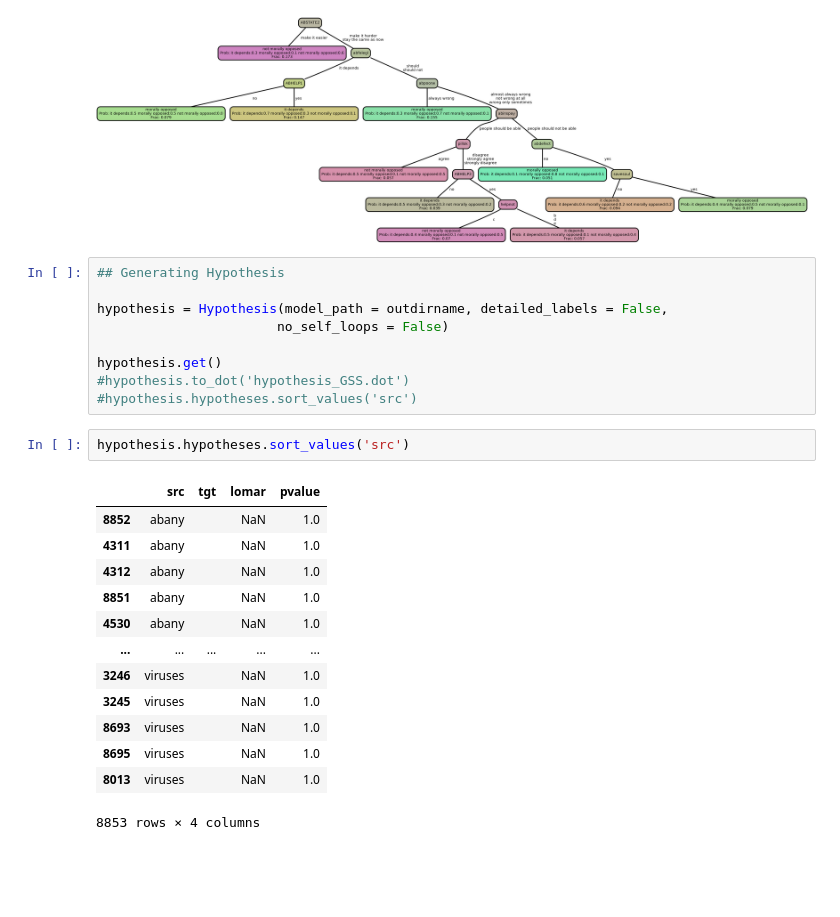
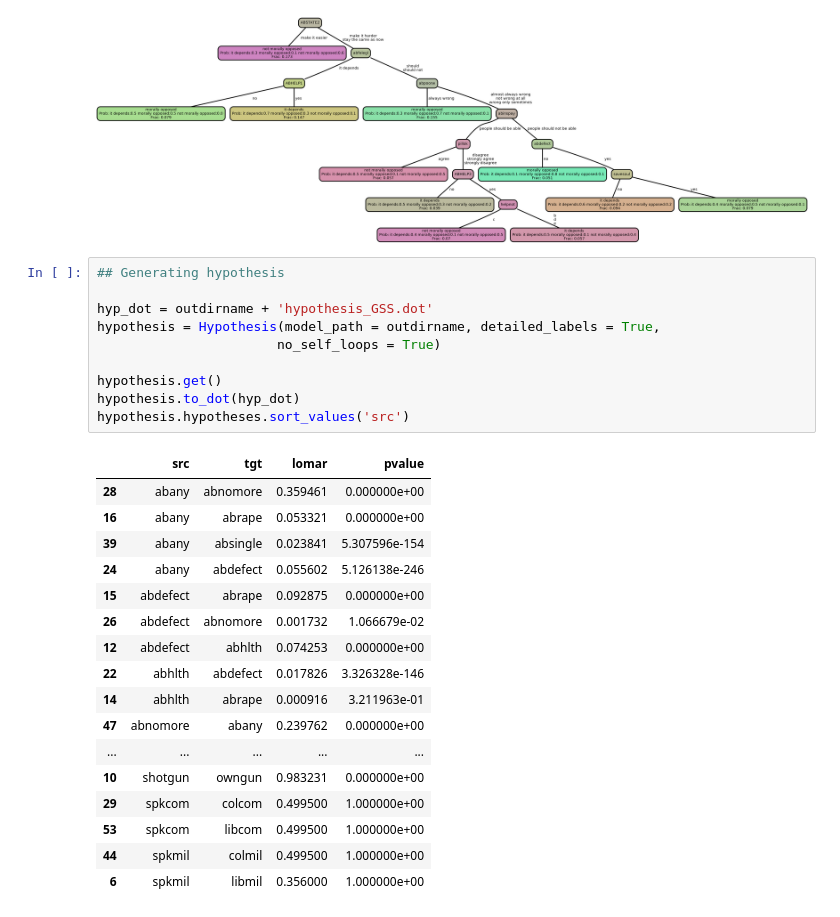
Before and after one commit to zeroknowledgediscovery/polpol, a Jupyter notebook: GSS_predictions.ipynb, the cells around one changed output. Saved outputs shown, nothing was run; the diff lists cells and outputs as text; blank space fills up the shorter version.

```diff
--- a/GSS_predictions.ipynb
+++ b/GSS_predictions.ipynb
@@ -81,27 +81,30 @@ Image(filename= outdirname + 'abmoral.png')
 ls: write error: Broken pipe
 [figure]
 # %%
-## Generating Hypothesis
+## Generating hypothesis
 
-hypothesis = Hypothesis(model_path = outdirname, detailed_labels = False,
-                       no_self_loops = False)
+hyp_dot = outdirname + 'hypothesis_GSS.dot'
+hypothesis = Hypothesis(model_path = outdirname, detailed_labels = True,
+                       no_self_loops = True)
 
 hypothesis.get()
-#hypothesis.to_dot('hypothesis_GSS.dot')
-#hypothesis.hypotheses.sort_values('src')
+hypothesis.to_dot(hyp_dot)
+hypothesis.hypotheses.sort_values('src')
+# %% [output]
+|  | src | tgt | lomar | pvalue |
+| 28 | abany | abnomore | 0.359461 | 0.000000e+00 |
+| 16 | abany | abrape | 0.053321 | 0.000000e+00 |
+| 39 | abany | absingle | 0.023841 | 5.307596e-154 |
+| 24 | abany | abdefect | 0.055602 | 5.126138e-246 |
+| 15 | abdefect | abrape | 0.092875 | 0.000000e+00 |
+| 26 | abdefect | abnomore | 0.001732 | 1.066679e-02 |
+| 12 | abdefect | abhlth | 0.074253 | 0.000000e+00 |
+| 22 | abhlth | abdefect | 0.017826 | 3.326328e-146 |
+| 14 | abhlth | abrape | 0.000916 | 3.211963e-01 |
+| 47 | abnomore | abany | 0.239762 | 0.000000e+00 |
+| ... | ... | ... | ... | ... |
+| 10 | shotgun | owngun | 0.983231 | 0.000000e+00 |
+| 29 | spkcom | colcom | 0.499500 | 1.000000e+00 |
+| 53 | spkcom | libcom | 0.499500 | 1.000000e+00 |
+| 44 | spkmil | colmil | 0.499500 | 1.000000e+00 |
+| 6 | spkmil | libmil | 0.356000 | 1.000000e+00 |
-# %%
-hypothesis.hypotheses.sort_values('src')
-# %% [output]
-|  | src | tgt | lomar | pvalue |
-| 8852 | abany |  | NaN | 1.0 |
-| 4311 | abany |  | NaN | 1.0 |
-| 4312 | abany |  | NaN | 1.0 |
-| 8851 | abany |  | NaN | 1.0 |
-| 4530 | abany |  | NaN | 1.0 |
-| ... | ... | ... | ... | ... |
-| 3246 | viruses |  | NaN | 1.0 |
-| 3245 | viruses |  | NaN | 1.0 |
-| 8693 | viruses |  | NaN | 1.0 |
-| 8695 | viruses |  | NaN | 1.0 |
-| 8013 | viruses |  | NaN | 1.0 |
-8853 rows × 4 columns
```
Also changed, not shown: parts of 3 cells of this notebook.
